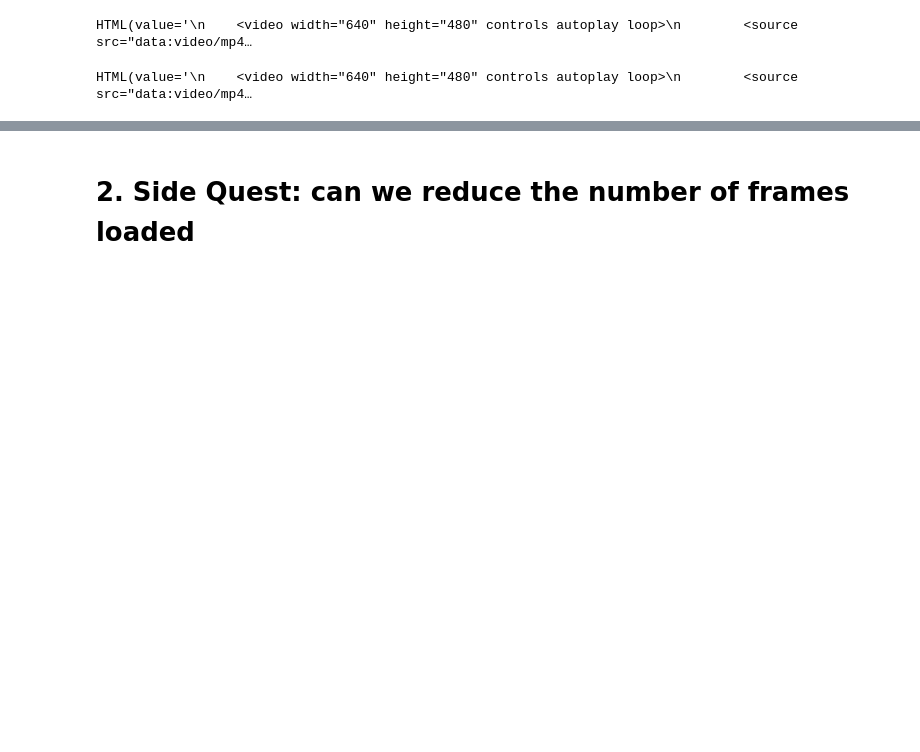
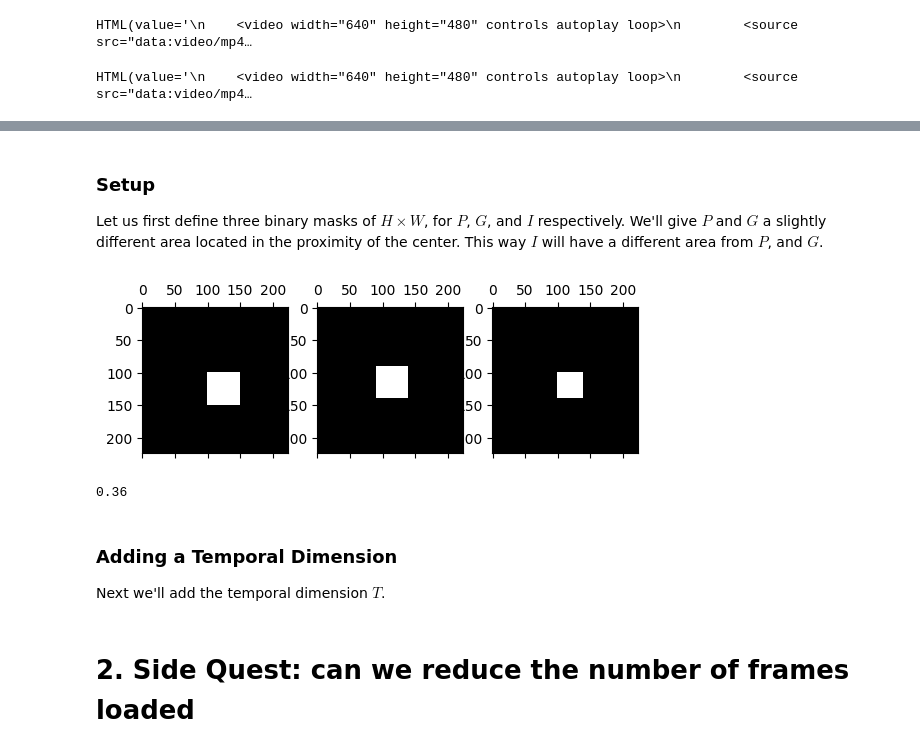
Before and after one commit to sirTomasson/diveslowlearnfast, a Jupyter notebook: notebooks/OGL.ipynb, the cells around one changed output, grey strips where cells are left out. Saved outputs shown, nothing was run; the diff lists cells and outputs as text; code cells hidden in the pictures; blank space fills up the shorter version.

```diff
--- a/notebooks/OGL.ipynb
+++ b/notebooks/OGL.ipynb
@@ -635,0 +678,39 @@ HTML(value='\n    <video width="640" height="480" controls autoplay loop>\n
+# %% [markdown]
+### Setup
+Let us first define three binary masks of $H \times W$, for $P$, $G$, and $I$ respectively. We'll give $P$ and $G$ a slightly different area located in the proximity of the center. This way $I$ will have a different area from $P$, and $G$.
+# %%
+p = np.zeros((224, 224), dtype=np.bool_)
+
+p[100:150, 100:150] = True
+
+ax = plt.subplot(131)
+ax.matshow(p, cmap='gray')
+
+g = np.zeros_like(p)
+g[90:140, 90:140] = True
+
+ax = plt.subplot(132)
+ax.matshow(g, cmap='gray')
+
+i = np.logical_and(p, g)
+ax = plt.subplot(133)
+ax.matshow(i, cmap='gray')
+
+plt.show()
+# %% [output]
+[figure, added]
+# %%
+isum = i.sum()
+psum = p.sum()
+gsum = g.sum()
+assert isum == 40 * 40, isum
+assert gsum == 50 * 50, gsum
+assert psum == 50 * 50, psum
+
+ldice = 1 - ((2 * isum) / (psum + gsum))
+ldice
+# %% [output]
+0.36
+# %% [markdown]
+### Adding a Temporal Dimension
+Next we'll add the temporal dimension $T$.
```
Also changed, not shown: parts of 18 cells of this notebook, 1 other file.
